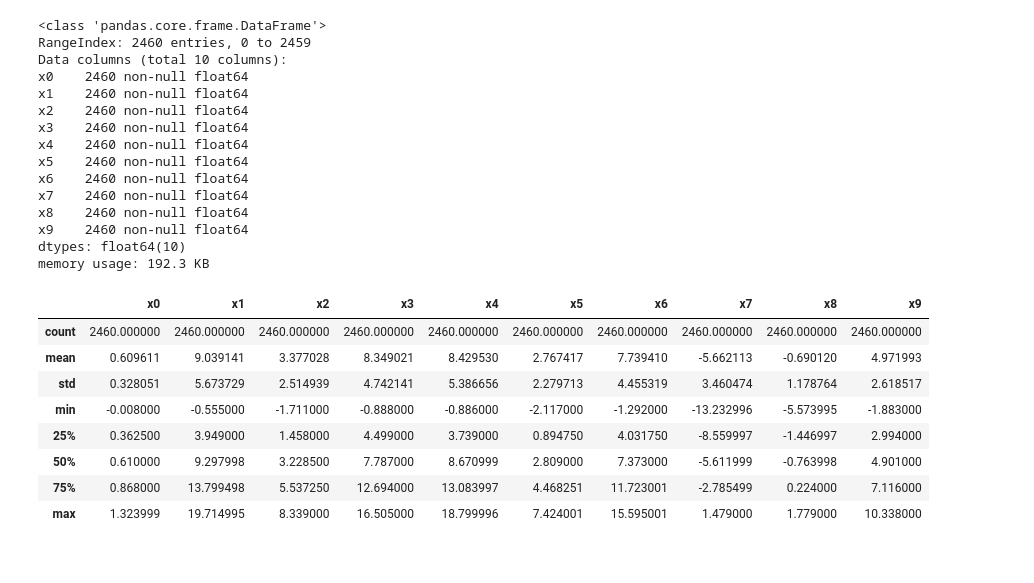
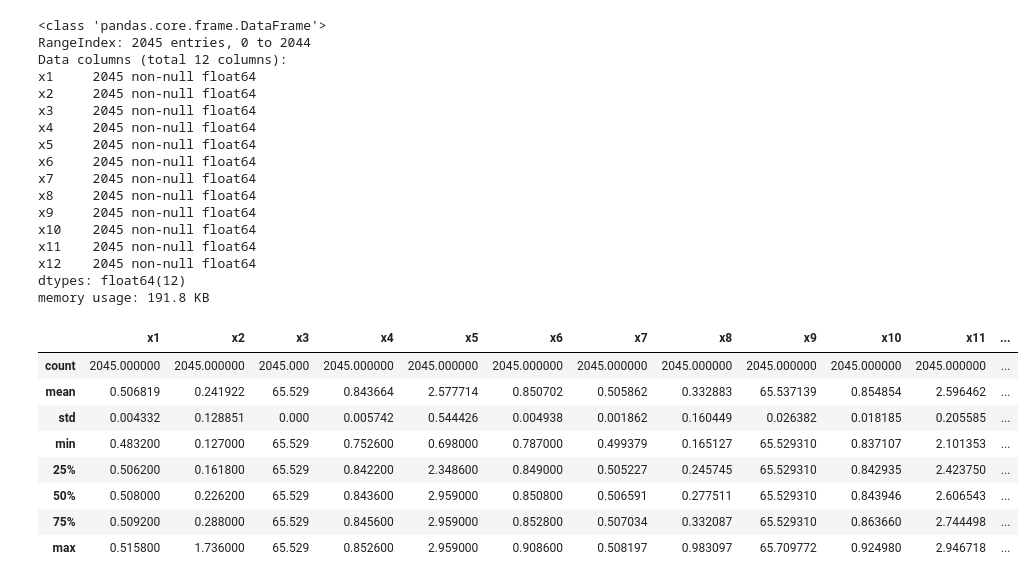
Before and after one commit to frankShih/ML_practice, a Jupyter notebook: sonarLog.ipynb, the cells around one changed output. Drawn from its saved outputs; the diff is of its cells as text; code cells hidden in the pictures.

Commit message:
Modify data pipeline. Change training data. Add new features.

```diff
--- a/sonarLog.ipynb
+++ b/sonarLog.ipynb
@@ -1,8 +1,8 @@
 # %%
 def loadAndFormatData(filename):
     data = pd.read_csv(filename, sep=", ", header=None)
-    data.columns = ["x1", "x2", "x3", "x4","x5","x6","x7","x8","x9","x10","x11","x12","x13","x14","x15","x16"]
-    data.drop(["x3", "x7", "x8", "x9", "x10", "x11", "x12", "x13", "x14", "x15", "x16"], axis=1, inplace=True)
+    data.columns = ["x1", "x2", "x3", "x4","x5","x6","x7","x8","x9","x10","x11","x12"]
+#     data.drop(["x3", "x7", "x8", "x9", "x10", "x11", "x12", "x13", "x14", "x15", "x16"], axis=1, inplace=True)
     print(data.shape)
     return data
 
@@ -47,7 +47,7 @@ def removeOutliers(dataFrame):
     return result
 
 
-dataLeft = removeOutliers(f_dataLeft)
-dataRight = removeOutliers(f_dataRight)
-dataMid = removeOutliers(f_dataMid)
+dataLeft = removeOutliers(dataLeft)
+dataRight = removeOutliers(dataRight)
+dataMid = removeOutliers(dataMid)
 # %% [output]
@@ -67,13 +67,11 @@ def movingAvg(dataSet, winSize=5):
 #     print(ma_data.head(20), ma_data.shape)
     ma_data.dropna(inplace=True)
     ma_data.reset_index(drop=True, inplace=True)
-    print(ma_data.head(10), ma_data.shape)
+#     print(ma_data.head(10), ma_data.shape)
     return ma_data
 
 
 # col_names =  ['MA1', 'MA2', 'MA3', 'MA4', 'MA5', 'MA6']
-# dataLeftMostMA = movingAvg(dataLeftMost,  winSize = 5)
-dataLeftMA = movingAvg(dataLeft, winSize = 5)
-# dataRightMostMA = movingAvg(dataRightMost, winSize = 5)
-dataRightMA = movingAvg(dataRight, winSize = 5)
-dataMidMA = movingAvg(dataMid, winSize = 5)
+dataLeft = movingAvg(dataLeft, winSize = 5)
+dataRight = movingAvg(dataRight, winSize = 5)
+dataMid = movingAvg(dataMid, winSize = 5)
@@ -118,31 +98,33 @@ f_dataMid = featureExtaction(dataMidMA)
 # %%
-f_dataLeft.info()
-f_dataLeft.describe()
+dataLeft.info()
+dataLeft.describe()
 # %% [output]
 <class 'pandas.core.frame.DataFrame'>
-RangeIndex: 2460 entries, 0 to 2459
-Data columns (total 10 columns):
-x0    2460 non-null float64
-x1    2460 non-null float64
-x2    2460 non-null float64
-x3    2460 non-null float64
-x4    2460 non-null float64
-x5    2460 non-null float64
-x6    2460 non-null float64
-x7    2460 non-null float64
-x8    2460 non-null float64
-x9    2460 non-null float64
-dtypes: float64(10)
-memory usage: 192.3 KB
+RangeIndex: 2045 entries, 0 to 2044
+Data columns (total 12 columns):
+x1     2045 non-null float64
+x2     2045 non-null float64
+x3     2045 non-null float64
+x4     2045 non-null float64
+x5     2045 non-null float64
+x6     2045 non-null float64
+x7     2045 non-null float64
+x8     2045 non-null float64
+x9     2045 non-null float64
+x10    2045 non-null float64
+x11    2045 non-null float64
+x12    2045 non-null float64
+dtypes: float64(12)
+memory usage: 191.8 KB
-|  | x0 | x1 | x2 | x3 | x4 | x5 | x6 | x7 | x8 | x9 |
-| count | 2460.000000 | 2460.000000 | 2460.000000 | 2460.000000 | 2460.000000 | 2460.000000 | 2460.000000 | 2460.000000 | 2460.000000 | 2460.000000 |
-| mean | 0.609611 | 9.039141 | 3.377028 | 8.349021 | 8.429530 | 2.767417 | 7.739410 | -5.662113 | -0.690120 | 4.971993 |
-| std | 0.328051 | 5.673729 | 2.514939 | 4.742141 | 5.386656 | 2.279713 | 4.455319 | 3.460474 | 1.178764 | 2.618517 |
-| min | -0.008000 | -0.555000 | -1.711000 | -0.888000 | -0.886000 | -2.117000 | -1.292000 | -13.232996 | -5.573995 | -1.883000 |
-| 25% | 0.362500 | 3.949000 | 1.458000 | 4.499000 | 3.739000 | 0.894750 | 4.031750 | -8.559997 | -1.446997 | 2.994000 |
-| 50% | 0.610000 | 9.297998 | 3.228500 | 7.787000 | 8.670999 | 2.809000 | 7.373000 | -5.611999 | -0.763998 | 4.901000 |
-| 75% | 0.868000 | 13.799498 | 5.537250 | 12.694000 | 13.083997 | 4.468251 | 11.723001 | -2.785499 | 0.224000 | 7.116000 |
-| max | 1.323999 | 19.714995 | 8.339000 | 16.505000 | 18.799996 | 7.424001 | 15.595001 | 1.479000 | 1.779000 | 10.338000 |
+|  | x1 | x2 | x3 | x4 | x5 | x6 | x7 | x8 | x9 | x10 | x11 | ... |
+| count | 2045.000000 | 2045.000000 | 2045.000 | 2045.000000 | 2045.000000 | 2045.000000 | 2045.000000 | 2045.000000 | 2045.000000 | 2045.000000 | 2045.000000 | ... |
+| mean | 0.506819 | 0.241922 | 65.529 | 0.843664 | 2.577714 | 0.850702 | 0.505862 | 0.332883 | 65.537139 | 0.854854 | 2.596462 | ... |
+| std | 0.004332 | 0.128851 | 0.000 | 0.005742 | 0.544426 | 0.004938 | 0.001862 | 0.160449 | 0.026382 | 0.018185 | 0.205585 | ... |
+| min | 0.483200 | 0.127000 | 65.529 | 0.752600 | 0.698000 | 0.787000 | 0.499379 | 0.165127 | 65.529310 | 0.837107 | 2.101353 | ... |
+| 25% | 0.506200 | 0.161800 | 65.529 | 0.842200 | 2.348600 | 0.849000 | 0.505227 | 0.245745 | 65.529310 | 0.842935 | 2.423750 | ... |
+| 50% | 0.508000 | 0.226200 | 65.529 | 0.843600 | 2.959000 | 0.850800 | 0.506591 | 0.277511 | 65.529310 | 0.843946 | 2.606543 | ... |
+| 75% | 0.509200 | 0.288000 | 65.529 | 0.845600 | 2.959000 | 0.852800 | 0.507034 | 0.332087 | 65.529310 | 0.863660 | 2.744498 | ... |
+| max | 0.515800 | 1.736000 | 65.529 | 0.852600 | 2.959000 | 0.908600 | 0.508197 | 0.983097 | 65.709772 | 0.924980 | 2.946718 | ... |
 # %%
 def labelAndCombineData(df_list):
     data_list = []
```
Also changed, not shown: parts of 11 cells of this notebook, 4 other files.
